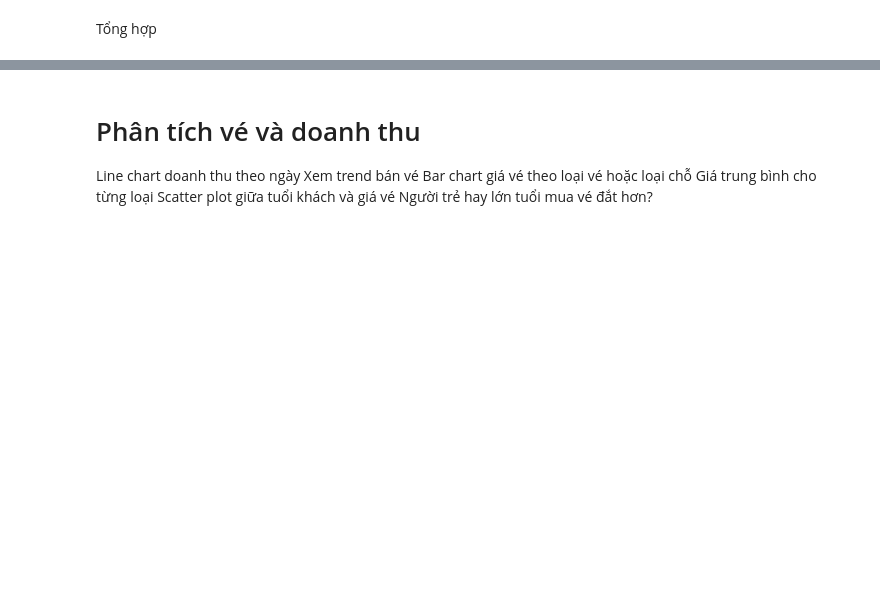
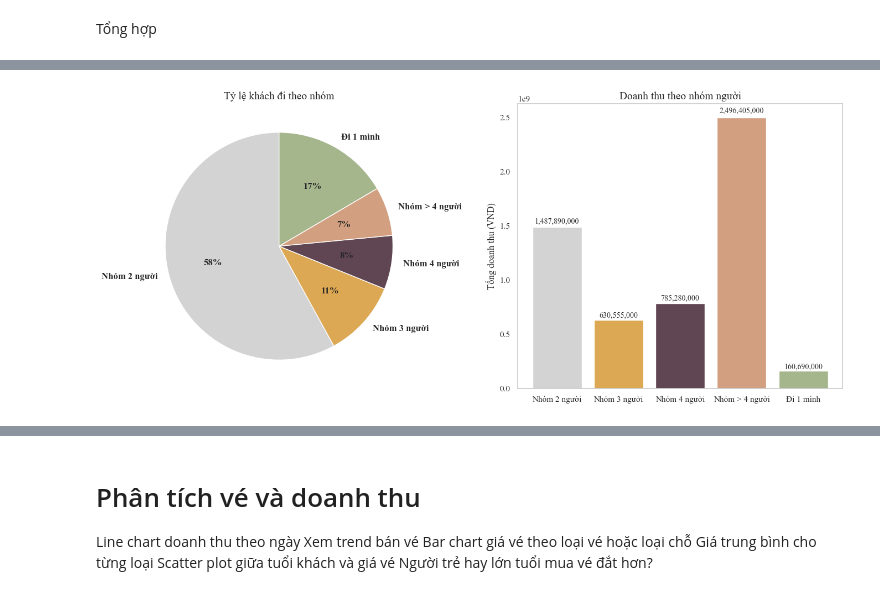
Before and after one commit to Thao1274/Nhom_5_Mid_term_1, a Jupyter notebook: code.subplot.ipynb, the cells around one changed output, grey strips where cells are left out. Drawn from its saved outputs; the diff is of its cells as text; code cells hidden in the pictures; blank space fills up the shorter version.

```diff
--- a/code.subplot.ipynb
+++ b/code.subplot.ipynb
@@ -234,3 +168,61 @@ plt.show()
+# %%
+
+# Tính số người trong mỗi đơn hàng
+order_size = cinema.groupby('orderid')['customerid'].count()
+
+# Phân loại nhóm người
+def classify_group(n):
+    if n == 1:
+        return "Đi 1 mình"
+    elif n == 2:
+        return "Nhóm 2 người"
+    elif n == 3:
+        return "Nhóm 3 người"
+    elif n == 4:
+        return "Nhóm 4 người"
+    else:
+        return "Nhóm > 4 người"
+
+group_df = order_size.reset_index(name='group_size')
+group_df['group_label'] = group_df['group_size'].apply(classify_group)
+
+# Tỷ lệ theo nhóm người
+group_ratio = group_df['group_label'].value_counts(normalize=True).sort_index() * 100
+
+# Doanh thu theo nhóm người
+order_total = cinema.groupby('orderid')['total'].sum().reset_index()
+group_df = group_df.merge(order_total, on='orderid')
+revenue_by_group = group_df.groupby('group_label')['total'].sum().sort_index()
+
+# Màu dùng chung cho cả 2 biểu đồ
+colors = ['lightgrey', '#DDA853', '#604652', '#D29F80', '#A5B68D']
+
+# Tạo subplot
+fig, (ax1, ax2) = plt.subplots(1, 2, figsize=(14, 6))
+
+# Pie chart: tỷ lệ nhóm người
+ax1.pie(group_ratio, labels=group_ratio.index, autopct='%1.0f%%', colors=colors,
+        startangle=90, textprops={'fontsize': 12, 'weight': 'bold'})
+ax1.set_title("Tỷ lệ khách đi theo nhóm", fontsize=14)
+
+# Bar chart: doanh thu theo nhóm
+bars = ax2.bar(revenue_by_group.index, revenue_by_group.values, color=colors)
+ax2.set_title("Doanh thu theo nhóm người", fontsize=14)
+ax2.set_ylabel("Tổng doanh thu (VND)")
+ax2.set_xlabel("")
+ax2.tick_params(axis='x', rotation=0)
+ax2.grid(False)
+
+# Gắn số doanh thu trên cột
+for bar in bars:
+    height = bar.get_height()
+    ax2.text(bar.get_x() + bar.get_width()/2, height + height*0.01, f"{height:,.0f}",
+             ha='center', va='bottom', fontsize=10)
+
+plt.tight_layout()
+plt.show()
+# %% [output]
+[figure, added]
 # %%
 cinema.info()
 # %% [output]
```
Also changed, not shown: parts of 21 cells of this notebook, 1 other file.
